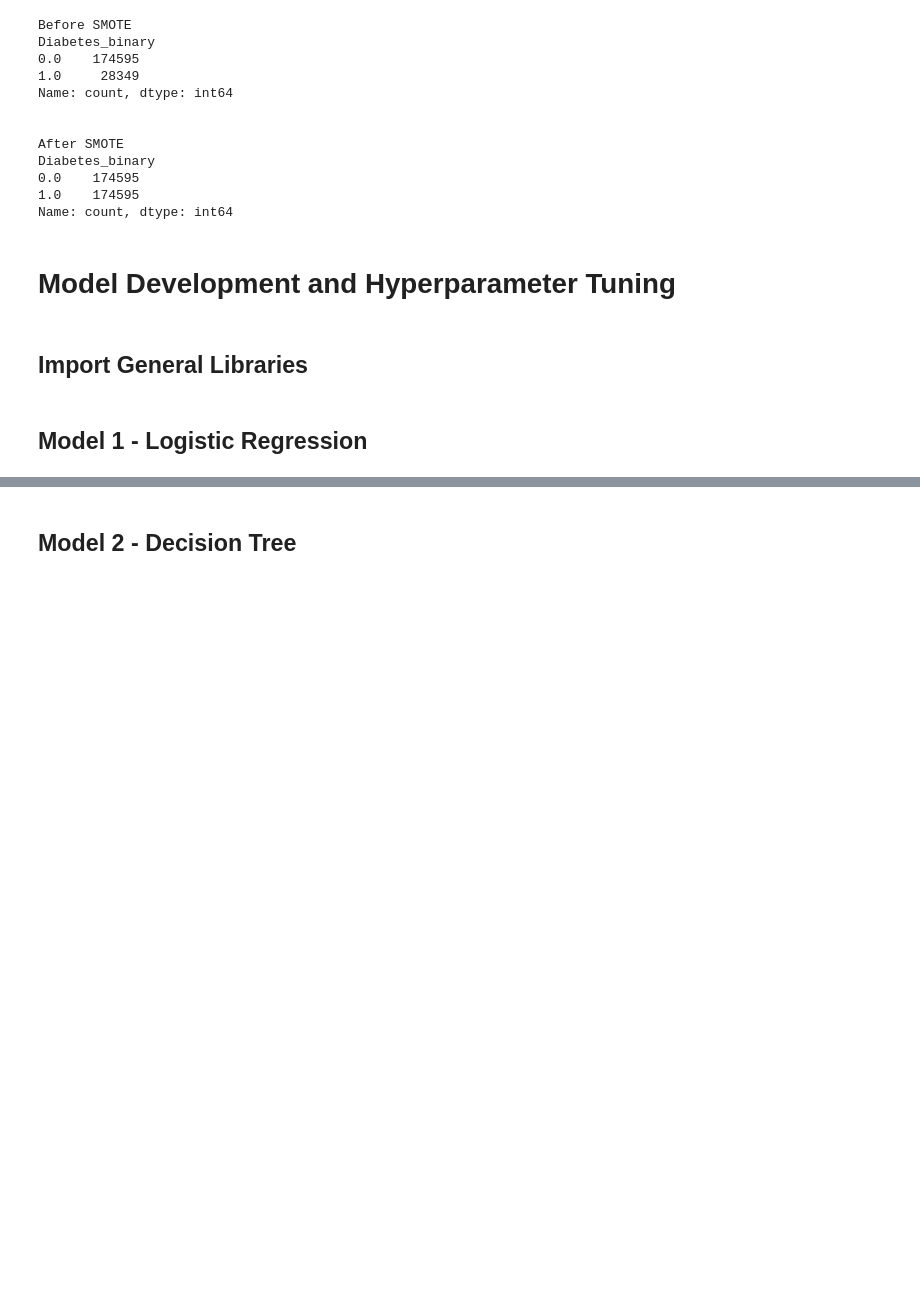
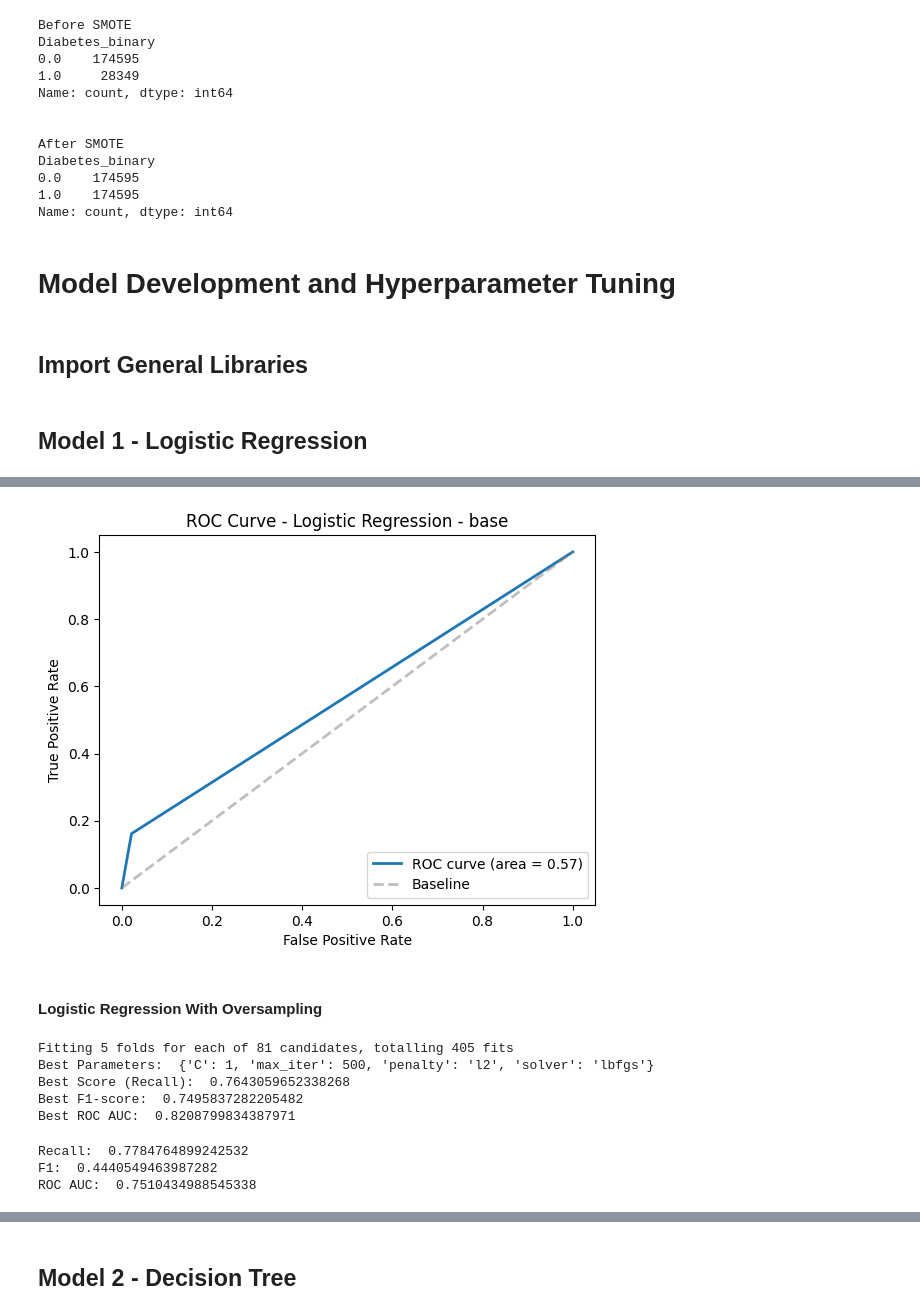
Before and after one commit to RileyLeo/Diabetes-Prediction-ML, a Jupyter notebook: notebook.ipynb, the cells around one changed output, grey strips where cells are left out. Cells and saved outputs as stored; diff of their text form; code cells hidden in the pictures; blank space fills up the shorter version.

```diff
--- a/notebook.ipynb
+++ b/notebook.ipynb
@@ -1077,0 +1112,40 @@ rf_grid_search.fit(X_train, y_train)
+# %%
+plot_roc_curve(y_test, base_y_pred, 'ROC Curve - Logistic Regression - base')
+# %% [output]
+[figure, added]
+# %% [markdown]
+#### Logistic Regression With Oversampling
+# %%
+ros_lr_grid_search = GridSearchCV(estimator = lr_model
+                              , param_grid = lr_param_grid
+                              , cv=5, scoring = scoring
+                              , refit = 'recall'
+                              , n_jobs = -1
+                              , verbose=1)
+ros_lr_grid_search.fit(X_train_ros, y_train_ros)
+
+print("Best Parameters: ", ros_lr_grid_search.best_params_)
+print("Best Score (Recall): ", ros_lr_grid_search.best_score_)
+print("Best F1-score: ", ros_lr_grid_search.cv_results_['mean_test_f1'][ros_lr_grid_search.best_index_])
+print("Best ROC AUC: ", ros_lr_grid_search.cv_results_['mean_test_roc_auc'][ros_lr_grid_search.best_index_])
+
+ros_best_rf_classifier = ros_lr_grid_search.best_estimator_
+# %% [output]
+Fitting 5 folds for each of 81 candidates, totalling 405 fits
+Best Parameters:  {'C': 1, 'max_iter': 500, 'penalty': 'l2', 'solver': 'lbfgs'}
+Best Score (Recall):  0.7643059652338268
+Best F1-score:  0.7495837282205482
+Best ROC AUC:  0.8208799834387971
+# %%
+ros_y_pred = ros_best_rf_classifier.predict(X_test)
+
+recall = recall_score(y_test, ros_y_pred)
+f1 = f1_score(y_test, ros_y_pred)
+roc_auc = roc_auc_score(y_test, ros_y_pred)
+print("Recall: ", recall)
+print("F1: ", f1)
+print("ROC AUC: ", roc_auc)
+# %% [output]
+Recall:  0.7784764899242532
+F1:  0.4440549463987282
+ROC AUC:  0.7510434988545338
```
Also changed, not shown: parts of 41 cells of this notebook.
